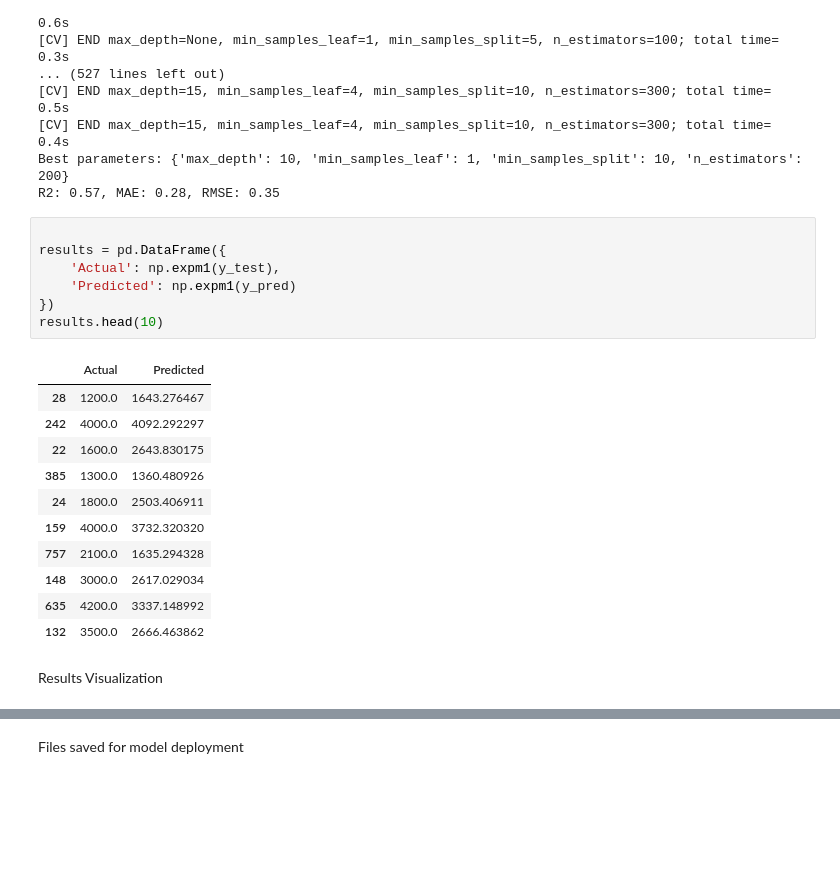
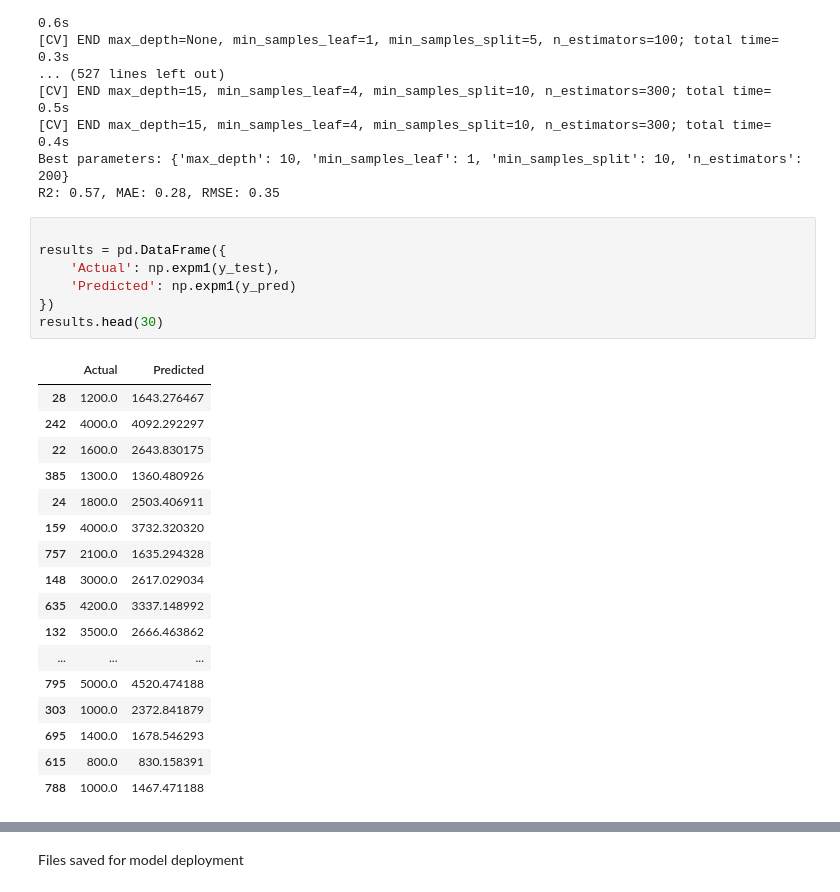
Before and after one commit to EiPhyuSinn/Data_science_end_to_end, a Jupyter notebook: model_training/training_v2.ipynb, the cells around one changed output, grey strips where cells are left out. Cells and saved outputs as stored; diff of their text form; blank space fills up the shorter version.

```diff
--- a/model_training/training_v2.ipynb
+++ b/model_training/training_v2.ipynb
@@ -177,21 +177,25 @@ R2: 0.57, MAE: 0.28, RMSE: 0.35
 # %%
 
 results = pd.DataFrame({
     'Actual': np.expm1(y_test),
     'Predicted': np.expm1(y_pred)
 })
-results.head(10)
+results.head(30)
 # %% [output]
 |  | Actual | Predicted |
 | 28 | 1200.0 | 1643.276467 |
 | 242 | 4000.0 | 4092.292297 |
 | 22 | 1600.0 | 2643.830175 |
 | 385 | 1300.0 | 1360.480926 |
 | 24 | 1800.0 | 2503.406911 |
 | 159 | 4000.0 | 3732.320320 |
 | 757 | 2100.0 | 1635.294328 |
 | 148 | 3000.0 | 2617.029034 |
 | 635 | 4200.0 | 3337.148992 |
 | 132 | 3500.0 | 2666.463862 |
+| ... | ... | ... |
+| 795 | 5000.0 | 4520.474188 |
+| 303 | 1000.0 | 2372.841879 |
+| 695 | 1400.0 | 1678.546293 |
+| 615 | 800.0 | 830.158391 |
+| 788 | 1000.0 | 1467.471188 |
-# %% [markdown]
-Results Visualization
```
Also changed, not shown: parts of 2 cells of this notebook, 2 other files.
